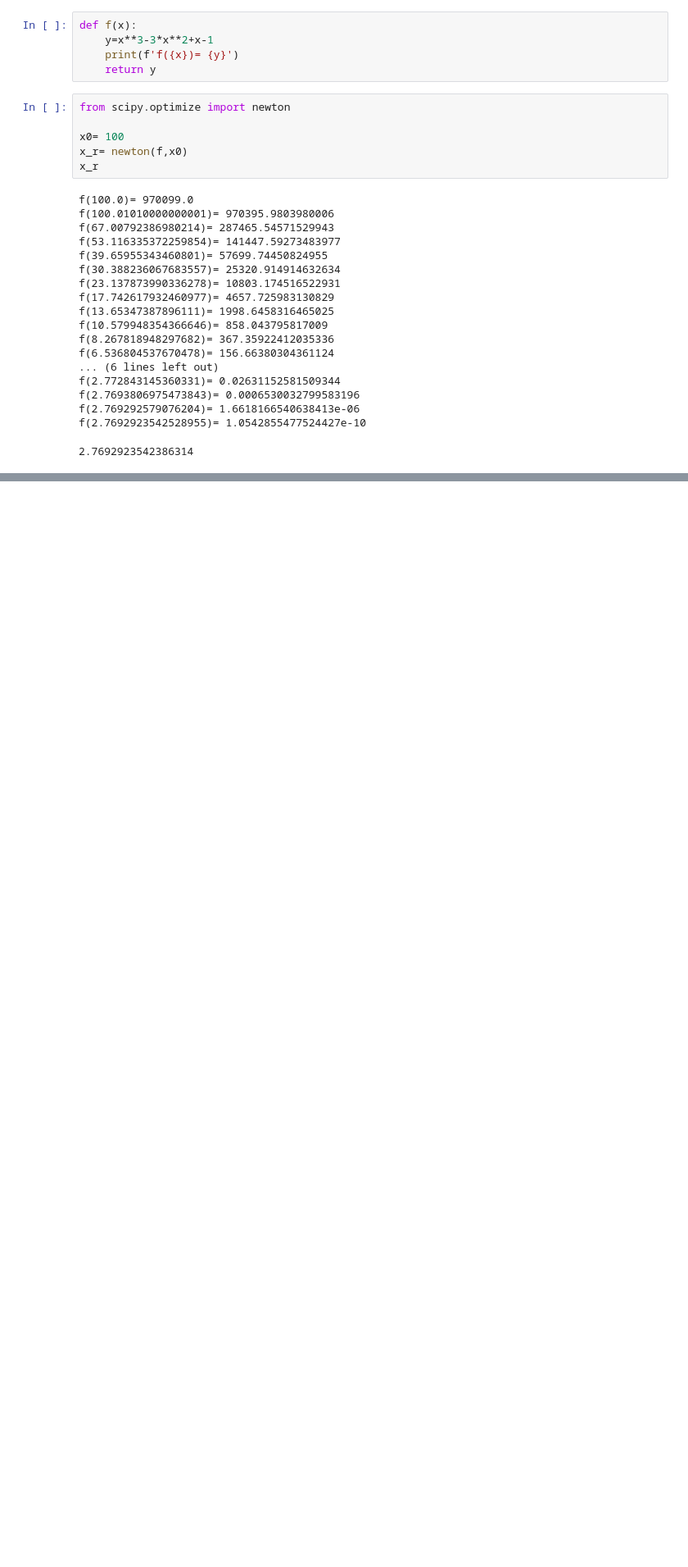
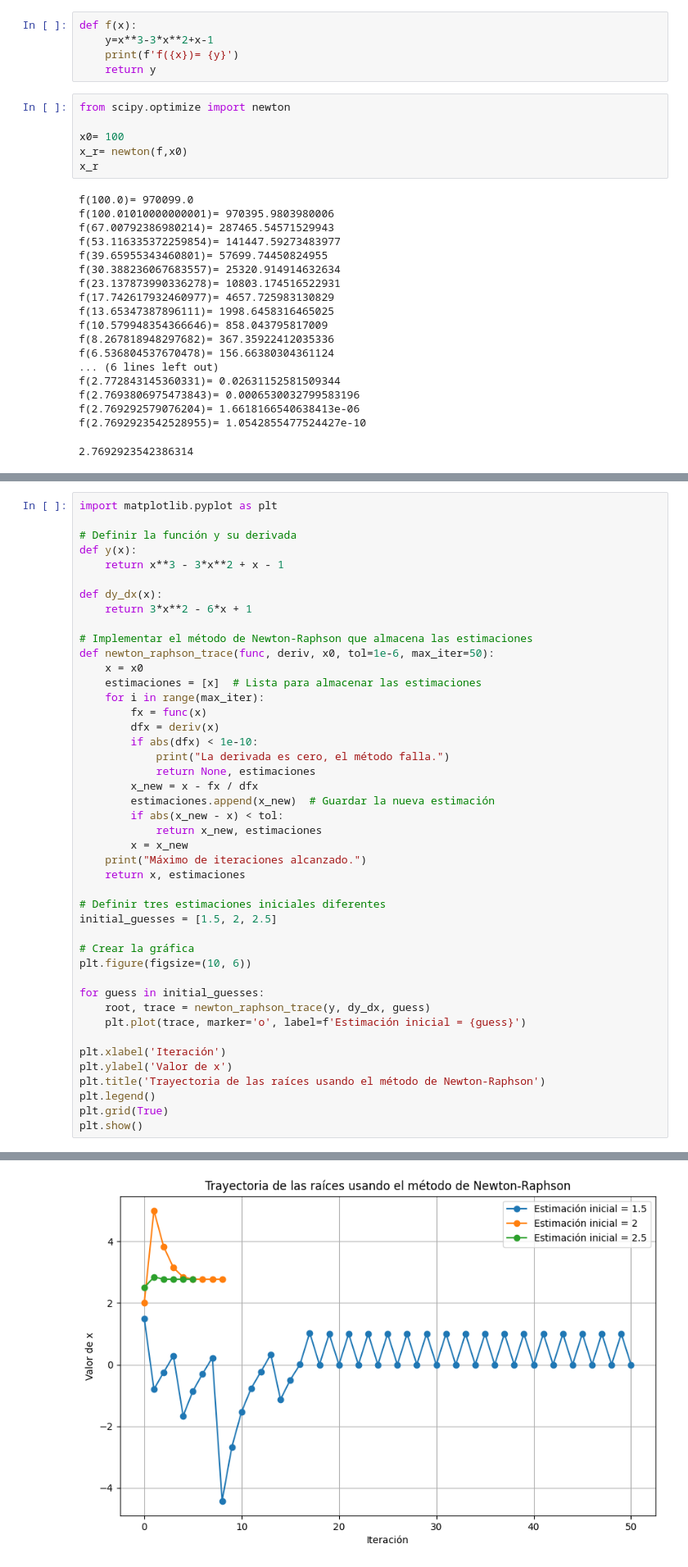
Before and after one commit to Erickezro/Metodos-Numericos, a Jupyter notebook: Taller 02/Taller 02.ipynb, the cells around one changed output, grey strips where cells are left out. Shown at 82% size. Cells and saved outputs as stored; diff of their text form; blank space fills up the shorter version.

```diff
--- a/Taller 02/Taller 02.ipynb
+++ b/Taller 02/Taller 02.ipynb
@@ -62,0 +126,45 @@ f(2.7692923542528955)= 1.0542855477524427e-10
+# %%
+import matplotlib.pyplot as plt
+
+# Definir la función y su derivada
+def y(x):
+    return x**3 - 3*x**2 + x - 1
+
+def dy_dx(x):
+    return 3*x**2 - 6*x + 1
+
+# Implementar el método de Newton-Raphson que almacena las estimaciones
+def newton_raphson_trace(func, deriv, x0, tol=1e-6, max_iter=50):
+    x = x0
+    estimaciones = [x]  # Lista para almacenar las estimaciones
+    for i in range(max_iter):
+        fx = func(x)
+        dfx = deriv(x)
+        if abs(dfx) < 1e-10:
+            print("La derivada es cero, el método falla.")
+            return None, estimaciones
+        x_new = x - fx / dfx
+        estimaciones.append(x_new)  # Guardar la nueva estimación
+        if abs(x_new - x) < tol:
+            return x_new, estimaciones
+        x = x_new
+    print("Máximo de iteraciones alcanzado.")
+    return x, estimaciones
+
+# Definir tres estimaciones iniciales diferentes
+initial_guesses = [1.5, 2, 2.5]
+
+# Crear la gráfica
+plt.figure(figsize=(10, 6))
+
+for guess in initial_guesses:
+    root, trace = newton_raphson_trace(y, dy_dx, guess)
+    plt.plot(trace, marker='o', label=f'Estimación inicial = {guess}')
+
+plt.xlabel('Iteración')
+plt.ylabel('Valor de x')
+plt.title('Trayectoria de las raíces usando el método de Newton-Raphson')
+plt.legend()
+plt.grid(True)
+plt.show()
+# %% [output]
@@ -62,0 +172 @@ f(2.7692923542528955)= 1.0542855477524427e-10
+[figure, added]
```
Also changed, not shown: parts of 3 cells of this notebook.
